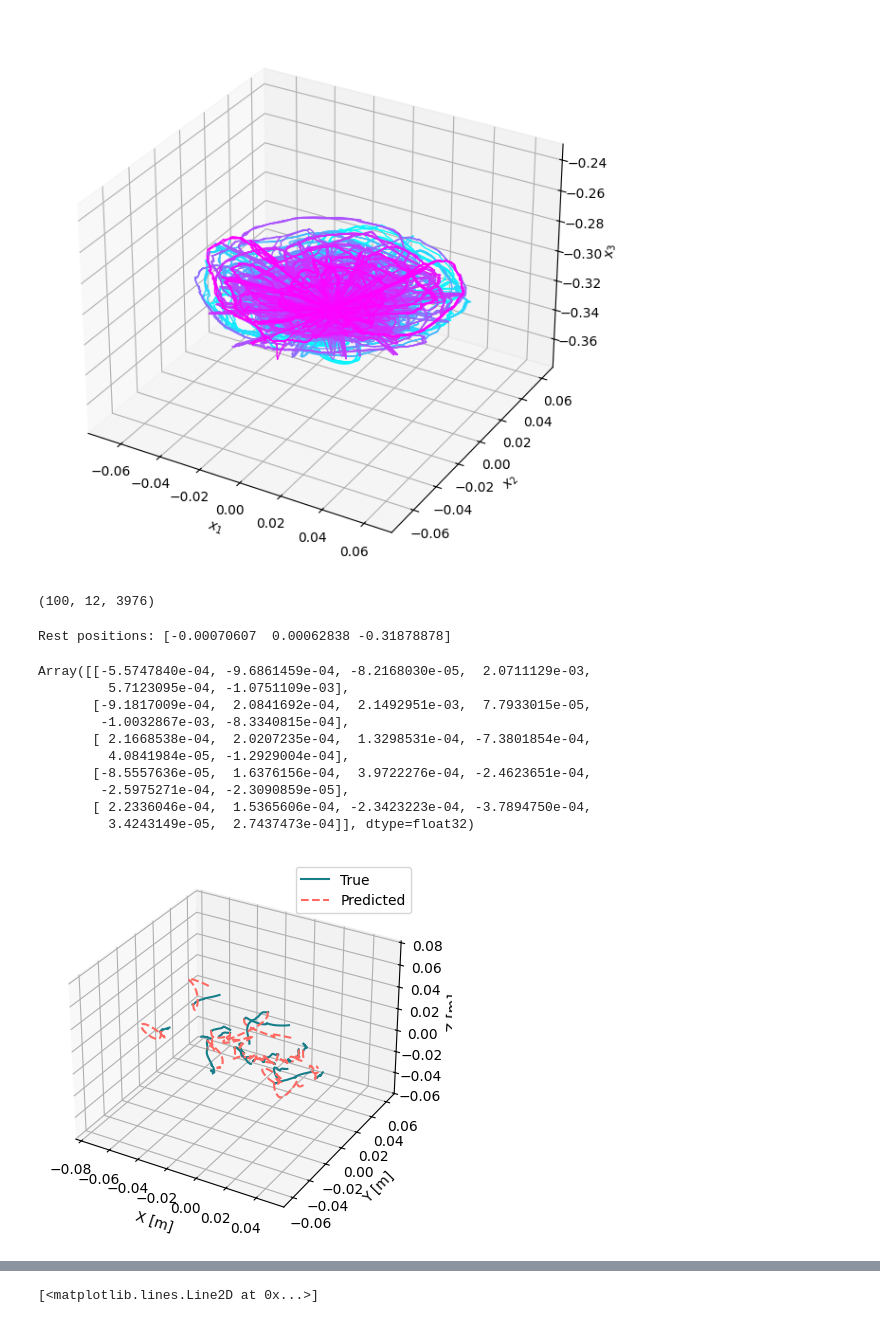
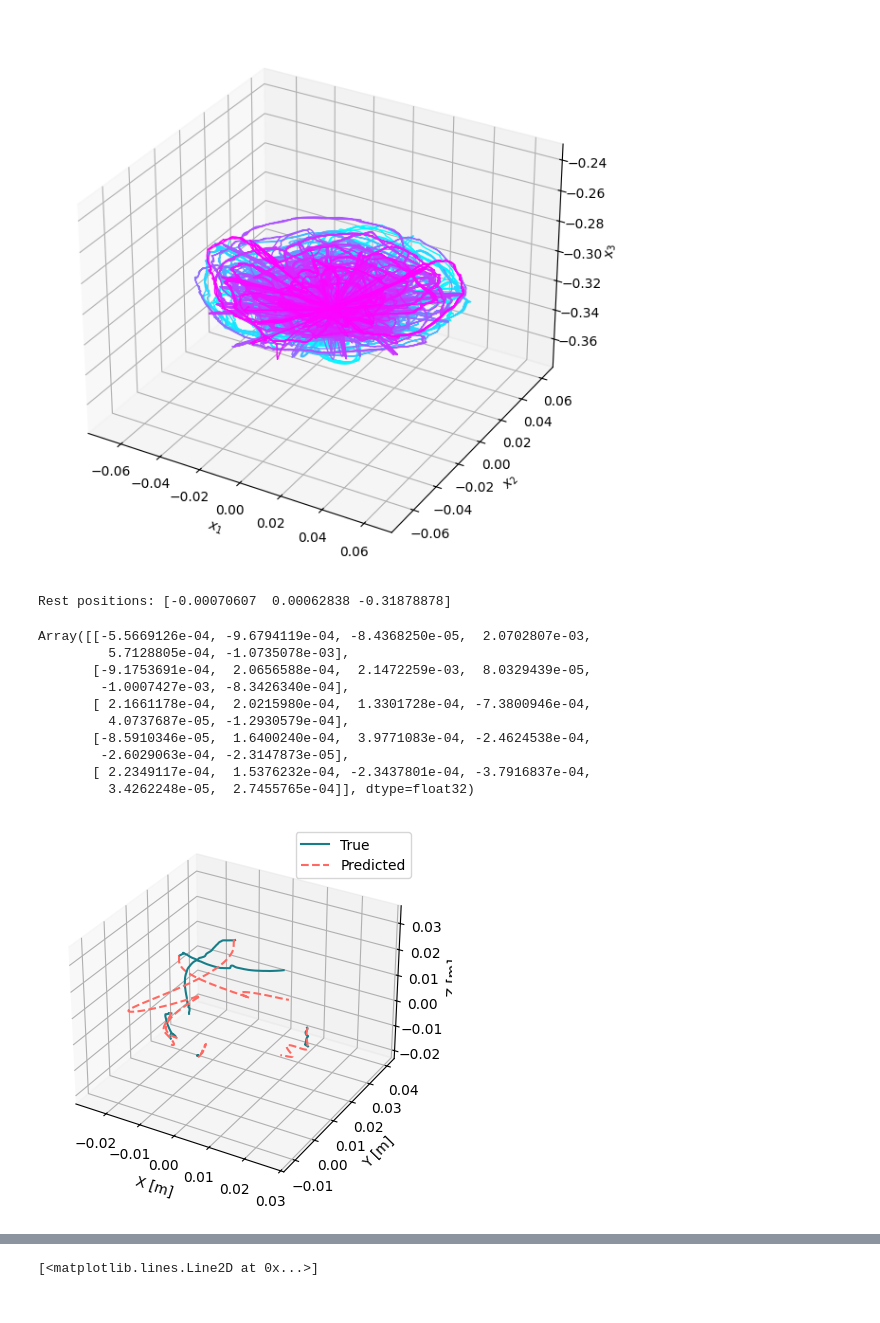
Before and after one commit to StanfordASL/trunk-stack, a Jupyter notebook: stack/main/scripts/fit_ssmr_orth.ipynb, the cells around one changed output, grey strips where cells are left out. Cells and saved outputs as stored; diff of their text form; code cells hidden in the pictures.

Commit message:
Best SSM ORTH circle

```diff
--- a/stack/main/scripts/fit_ssmr_orth.ipynb
+++ b/stack/main/scripts/fit_ssmr_orth.ipynb
@@ -394,7 +377,7 @@ y0: [ 0.01948021 -0.09108922  0.02404416  0.0183189  -0.09193797  0.02673078
 # %%
 # We load the controlled data
 # data_path_controlled = "../data/trajectories/controlled/real-1007-rw"  # random walk data (6 inputs)
-data_path_controlled = "../data/trajectories/controlled/real-1007"  # quasiperiodic data (6 inputs)
+data_path_controlled = "../data/trajectories/controlled/real-1208-circle"  # quasiperiodic data (6 inputs)
 
 controlled_trajectories, controls, controlled_time_arrays = preprocess_trajectories(data_path_controlled, filter_transition=False)
 
@@ -436,10 +419,6 @@ if False:
     filtered_trajs = [0,1,6,11,15,16,17,22,27,36,42,43,46]
     controlled_trajs = controlled_trajs[filtered_trajs]
     control_inputs = control_inputs[filtered_trajs]
-# %%
-controlled_trajs.shape
-# %% [output]
-(100, 12, 3976)
 # %%
 # Get an estimate of the rest positions
 rest_positions = np.mean(aut_trajs[:, -3:, -1], axis=0)
@@ -469,26 +448,26 @@ ssmr_orth = SSMR(ssm_orth, residual_B_r, obs_perf_matrix)
 # Check B_r matrix
 ssmr_orth.residual_dynamics.learned_B_r.B_r_coeff
 # %% [output]
-Array([[-5.5747840e-04, -9.6861459e-04, -8.2168030e-05,  2.0711129e-03,
-         5.7123095e-04, -1.0751109e-03],
-       [-9.1817009e-04,  2.0841692e-04,  2.1492951e-03,  7.7933015e-05,
-        -1.0032867e-03, -8.3340815e-04],
-       [ 2.1668538e-04,  2.0207235e-04,  1.3298531e-04, -7.3801854e-04,
-         4.0841984e-05, -1.2929004e-04],
-       [-8.5557636e-05,  1.6376156e-04,  3.9722276e-04, -2.4623651e-04,
-        -2.5975271e-04, -2.3090859e-05],
-       [ 2.2336046e-04,  1.5365606e-04, -2.3423223e-04, -3.7894750e-04,
-         3.4243149e-05,  2.7437473e-04]], dtype=float32)
+Array([[-5.5669126e-04, -9.6794119e-04, -8.4368250e-05,  2.0702807e-03,
+         5.7128805e-04, -1.0735078e-03],
+       [-9.1753691e-04,  2.0656588e-04,  2.1472259e-03,  8.0329439e-05,
+        -1.0007427e-03, -8.3426340e-04],
+       [ 2.1661178e-04,  2.0215980e-04,  1.3301728e-04, -7.3800946e-04,
+         4.0737687e-05, -1.2930579e-04],
+       [-8.5910346e-05,  1.6400240e-04,  3.9771083e-04, -2.4624538e-04,
+        -2.6029063e-04, -2.3147873e-05],
+       [ 2.2349117e-04,  1.5376232e-04, -2.3437801e-04, -3.7916837e-04,
+         3.4262248e-05,  2.7455765e-04]], dtype=float32)
 # %%
-N_ctrl_test = 20
+N_ctrl_test = 5
 i_end = i_skip + 100
 ctrl_trajs_obs_test = controlled_trajs[N_ctrl_train:N_ctrl_train+N_ctrl_test, -3:, i_skip:i_end] - rest_positions[None, :, None]
 us_test = control_inputs[N_ctrl_train:N_ctrl_train+N_ctrl_test, :, i_skip:i_end]
 
 ctrl_trajs_pred = generate_ssmr_predictions(ssmr_orth, ctrl_trajs_obs_test, ts, us=us_test)
 plot_trajectories_comparison(ctrl_trajs_obs_test[:, :, :], ctrl_trajs_pred, plot_errors=False)
 # %% [output]
-[figure, old version]
+[figure, new version]
 # %%
 rmse = jnp.linalg.norm(ctrl_trajs_obs_test - ctrl_trajs_pred)
 print(rmse)
```
Also changed, not shown: parts of 4 cells of this notebook, 1 other file.
